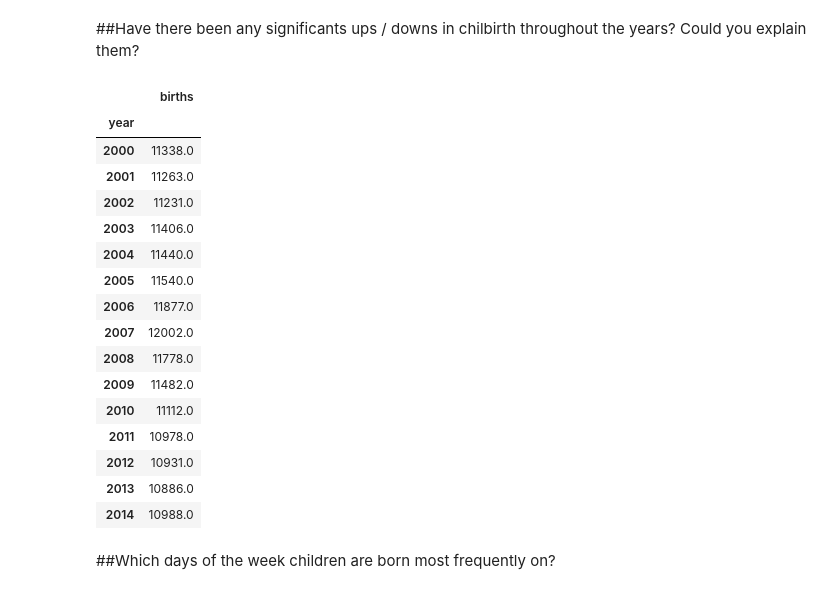
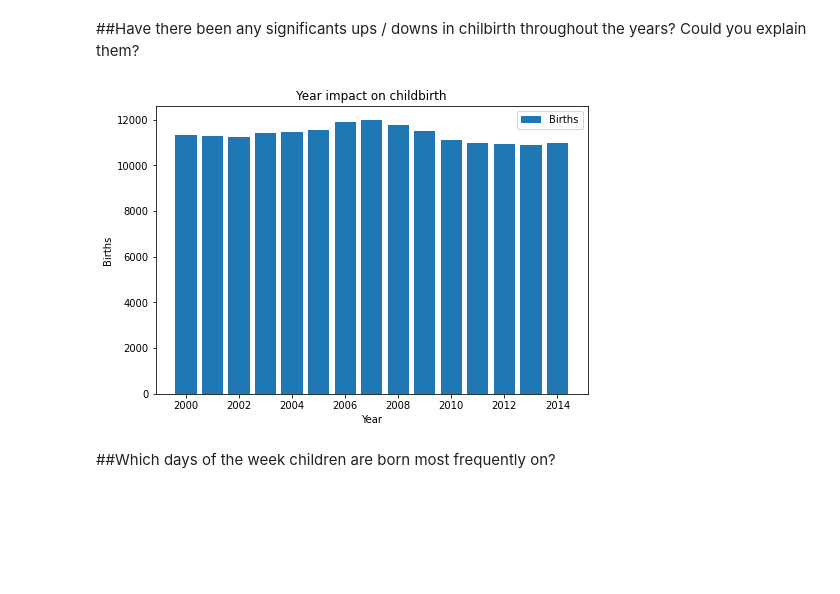
Before and after one commit to mmecius/turing_college, a Jupyter notebook: Demo_subproject.ipynb, the cells around one changed output. Saved outputs shown, nothing was run; the diff lists cells and outputs as text; code cells hidden in the pictures; blank space fills up the shorter version.

```diff
--- a/Demo_subproject.ipynb
+++ b/Demo_subproject.ipynb
@@ -522,24 +499,21 @@ plt.show()
 # %% [markdown]
 ##Have there been any significants ups / downs in chilbirth throughout the years? Could you explain them?
-# %%
-df[['year','births']].groupby('year').mean().round(0)
-# %% [output]
-|  | births |
-| year |  |
-| 2000 | 11338.0 |
-| 2001 | 11263.0 |
-| 2002 | 11231.0 |
-| 2003 | 11406.0 |
-| 2004 | 11440.0 |
-| 2005 | 11540.0 |
-| 2006 | 11877.0 |
-| 2007 | 12002.0 |
-| 2008 | 11778.0 |
-| 2009 | 11482.0 |
-| 2010 | 11112.0 |
-| 2011 | 10978.0 |
-| 2012 | 10931.0 |
-| 2013 | 10886.0 |
-| 2014 | 10988.0 |
+# %%
+childbirth_raw = df[['year','births']].groupby('year').mean().values
+childbirth = df[['year','births']].groupby('year').mean().round(0)
+year_list = childbirth.index.tolist()
+childbirth_number = [value.item() for value in childbirth_raw]
+# %%
+fig = plt.figure()
+ax = fig.add_axes([0,0,1,1])
+ax.bar(year_list, childbirth_number, label='Births')
+plt.title('Year impact on childbirth')
+plt.xlabel('Year')
+plt.ylabel('Births')
+plt.legend()
+
+plt.show()
+# %% [output]
+[figure, added]
 # %% [markdown]
 ##Which days of the week children are born most frequently on?
```
Also changed, not shown: parts of 14 cells of this notebook.
